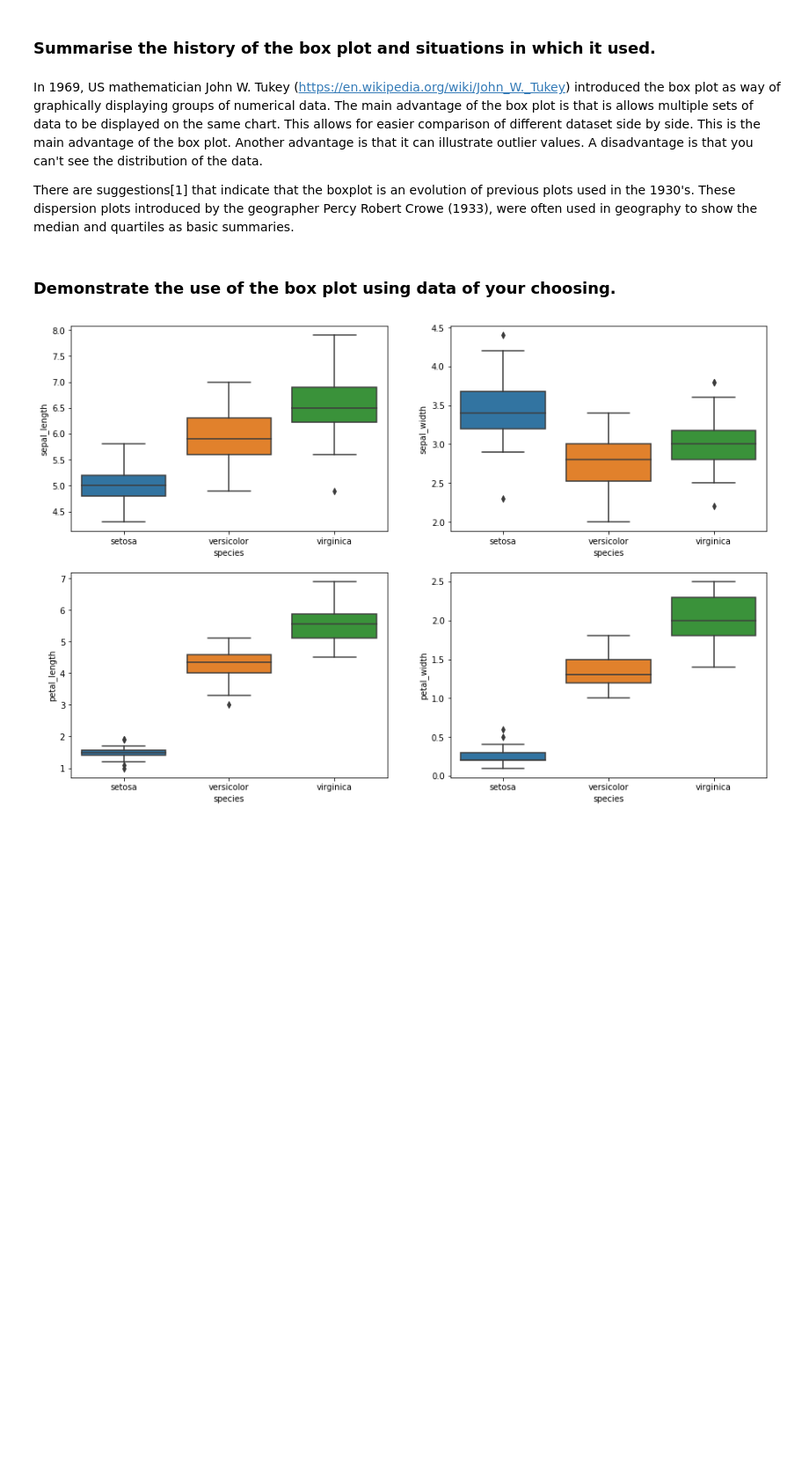
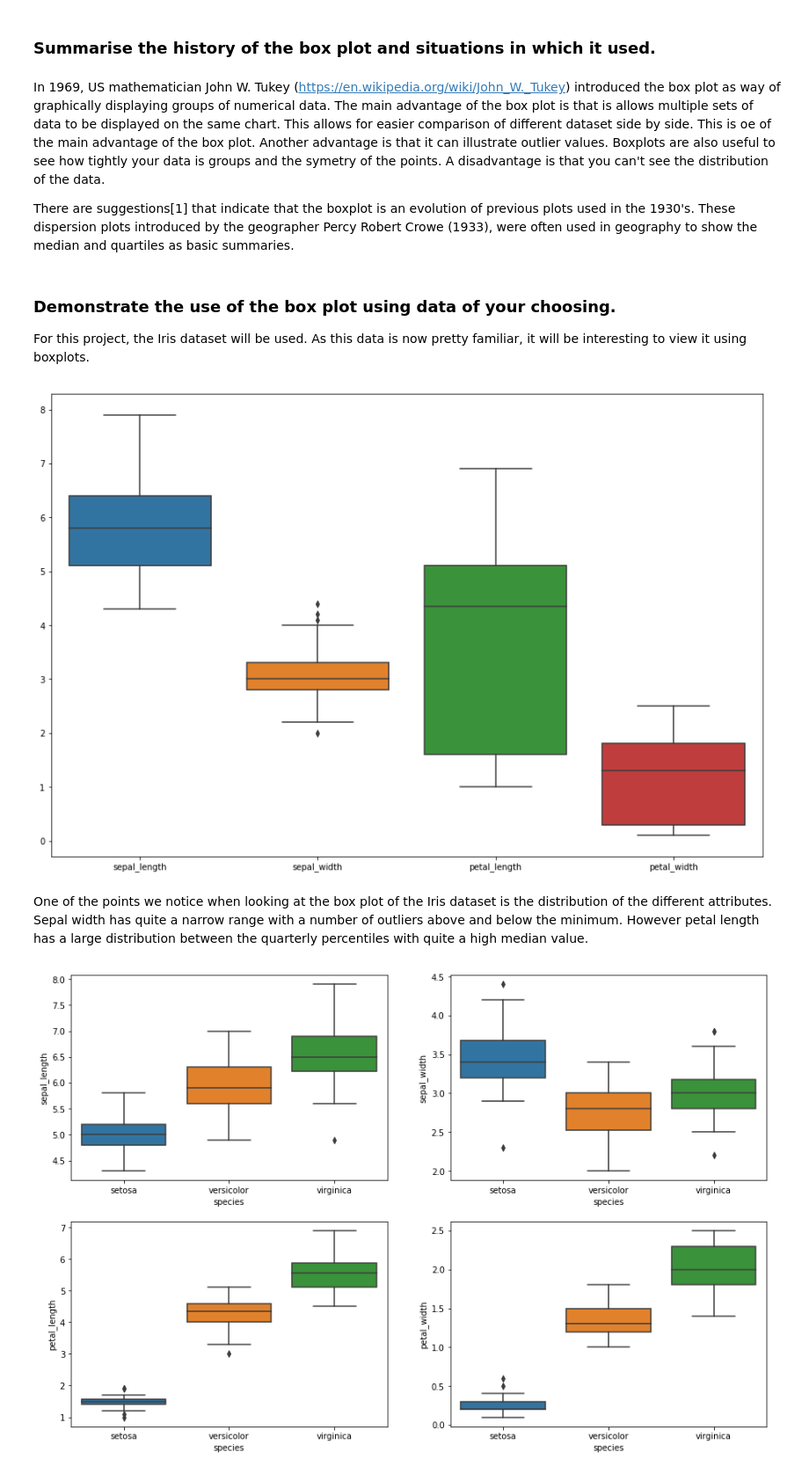
Before and after one commit to MKelly1303/GMIT_52446_Fund_Project1, a Jupyter notebook: Project.ipynb, the cells around one changed output. Shown at 88% size. Drawn from its saved outputs; the diff is of its cells as text; code cells hidden in the pictures; blank space fills up the shorter version.

```diff
--- a/Project.ipynb
+++ b/Project.ipynb
@@ -18,11 +18,13 @@ In your notebook, you should:
 # %% [markdown]
 ### Summarise the history of the box plot and situations in which it used.
 # %% [markdown]
-In 1969, US mathematician John W. Tukey (https://en.wikipedia.org/wiki/John_W._Tukey) introduced the box plot as way of graphically displaying groups of numerical data. The main advantage of the box plot is that is allows multiple sets of data to be displayed on the same chart. This allows for easier comparison of different dataset side by side. This is the main advantage of the box plot. Another advantage is that it can illustrate outlier values. A disadvantage is that you can't see the distribution of the data.
+In 1969, US mathematician John W. Tukey (https://en.wikipedia.org/wiki/John_W._Tukey) introduced the box plot as way of graphically displaying groups of numerical data. The main advantage of the box plot is that is allows multiple sets of data to be displayed on the same chart. This allows for easier comparison of different dataset side by side. This is oe of the main advantage of the box plot. Another advantage is that it can illustrate outlier values. Boxplots are also useful to see how tightly your data is groups and the symetry of the points. A disadvantage is that you can't see the distribution of the data.
 
 There are suggestions[1] that indicate that the boxplot is an evolution of previous plots used in the 1930's. These dispersion plots introduced by the geographer Percy Robert Crowe (1933), were often used in geography to show the median and quartiles as basic summaries.
 # %% [markdown]
 ### Demonstrate the use of the box plot using data of your choosing.
+
+For this project, the Iris dataset will be used. As this data is now pretty familiar, it will be interesting to view it using boxplots.
 # %%
 import seaborn as sns
 import matplotlib.pyplot as plt
@@ -31,3 +35,10 @@ plt.rcParams['figure.figsize'] = 15, 10
+# %%
+ax = sns.boxplot(data=df, orient="v")
+plt.show()
+# %% [output]
+[figure, added]
+# %% [markdown]
+One of the points we notice when looking at the box plot of the Iris dataset is the distribution of the different attributes. Sepal width has quite a narrow range with a number of outliers above and below the minimum. However petal length has a large distribution between the quarterly percentiles with quite a high median value.
 # %%
 fig, axes = plt.subplots(2, 2)
 
```
Also changed, not shown: parts of 11 cells of this notebook.
